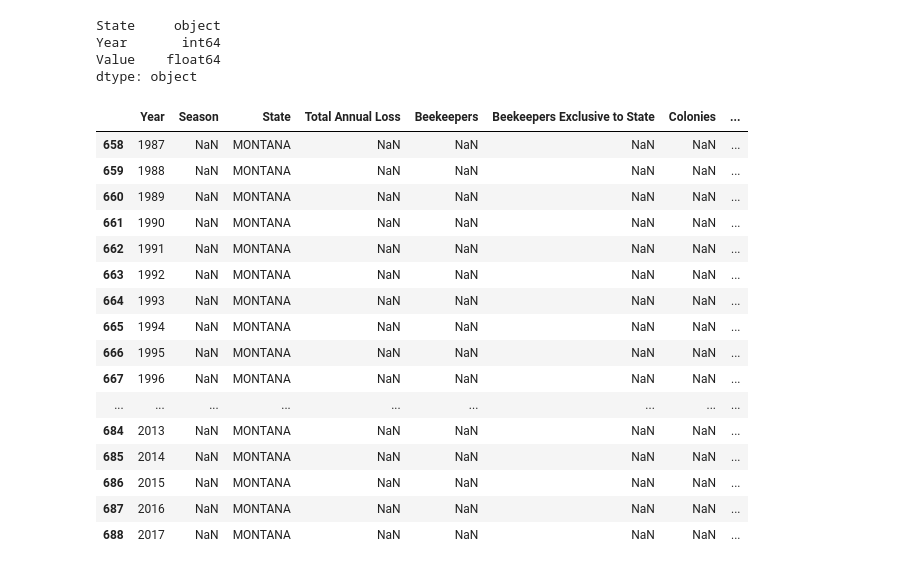
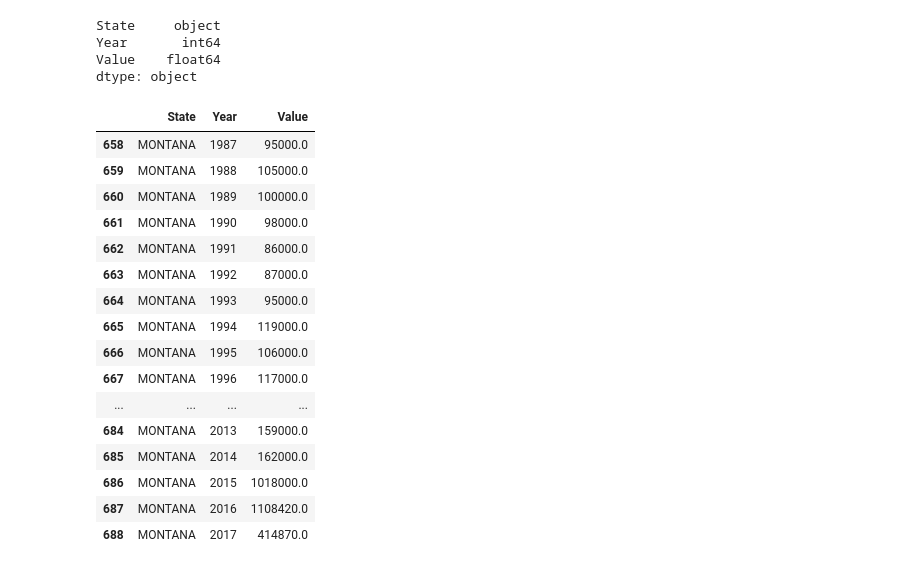
Before and after one commit to cocoisland/python_apps, a Jupyter notebook: bees/bees_colony.ipynb, the cells around one changed output. Drawn from its saved outputs; the diff is of its cells as text; code cells hidden in the pictures.

```diff
--- a/bees/bees_colony.ipynb
+++ b/bees/bees_colony.ipynb
@@ -178,25 +178,27 @@ dtype: object
 # %%
 # convert Year int64 to object type, in order to match df_loss Year object type.
 dfs['Year']=dfs.Year.astype(object)
+# %%
+df_bees = df_loss[['State','Year']]
 # %%
-dfx=pd.merge(df_loss, dfs, how='right',left_on=['State','Year'], right_on=['State','Year'])
+df_bees=pd.merge(df_bees, dfs, how='right',left_on=['State','Year'], right_on=['State','Year'])
 # %%
-dfx.loc[dfx['State']=='MONTANA']
+df_bees.loc[df_bees['State']=='MONTANA']
 # %% [output]
-|  | Year | Season | State | Total Annual Loss | Beekeepers | Beekeepers Exclusive to State | Colonies | ... |
-| 658 | 1987 | NaN | MONTANA | NaN | NaN | NaN | NaN | ... |
-| 659 | 1988 | NaN | MONTANA | NaN | NaN | NaN | NaN | ... |
-| 660 | 1989 | NaN | MONTANA | NaN | NaN | NaN | NaN | ... |
-| 661 | 1990 | NaN | MONTANA | NaN | NaN | NaN | NaN | ... |
-| 662 | 1991 | NaN | MONTANA | NaN | NaN | NaN | NaN | ... |
-| 663 | 1992 | NaN | MONTANA | NaN | NaN | NaN | NaN | ... |
-| 664 | 1993 | NaN | MONTANA | NaN | NaN | NaN | NaN | ... |
-| 665 | 1994 | NaN | MONTANA | NaN | NaN | NaN | NaN | ... |
-| 666 | 1995 | NaN | MONTANA | NaN | NaN | NaN | NaN | ... |
-| 667 | 1996 | NaN | MONTANA | NaN | NaN | NaN | NaN | ... |
-| ... | ... | ... | ... | ... | ... | ... | ... | ... |
-| 684 | 2013 | NaN | MONTANA | NaN | NaN | NaN | NaN | ... |
-| 685 | 2014 | NaN | MONTANA | NaN | NaN | NaN | NaN | ... |
-| 686 | 2015 | NaN | MONTANA | NaN | NaN | NaN | NaN | ... |
-| 687 | 2016 | NaN | MONTANA | NaN | NaN | NaN | NaN | ... |
-| 688 | 2017 | NaN | MONTANA | NaN | NaN | NaN | NaN | ... |
+|  | State | Year | Value |
+| 658 | MONTANA | 1987 | 95000.0 |
+| 659 | MONTANA | 1988 | 105000.0 |
+| 660 | MONTANA | 1989 | 100000.0 |
+| 661 | MONTANA | 1990 | 98000.0 |
+| 662 | MONTANA | 1991 | 86000.0 |
+| 663 | MONTANA | 1992 | 87000.0 |
+| 664 | MONTANA | 1993 | 95000.0 |
+| 665 | MONTANA | 1994 | 119000.0 |
+| 666 | MONTANA | 1995 | 106000.0 |
+| 667 | MONTANA | 1996 | 117000.0 |
+| ... | ... | ... | ... |
+| 684 | MONTANA | 2013 | 159000.0 |
+| 685 | MONTANA | 2014 | 162000.0 |
+| 686 | MONTANA | 2015 | 1018000.0 |
+| 687 | MONTANA | 2016 | 1108420.0 |
+| 688 | MONTANA | 2017 | 414870.0 |
```
Also changed, not shown: parts of 3 cells of this notebook.
